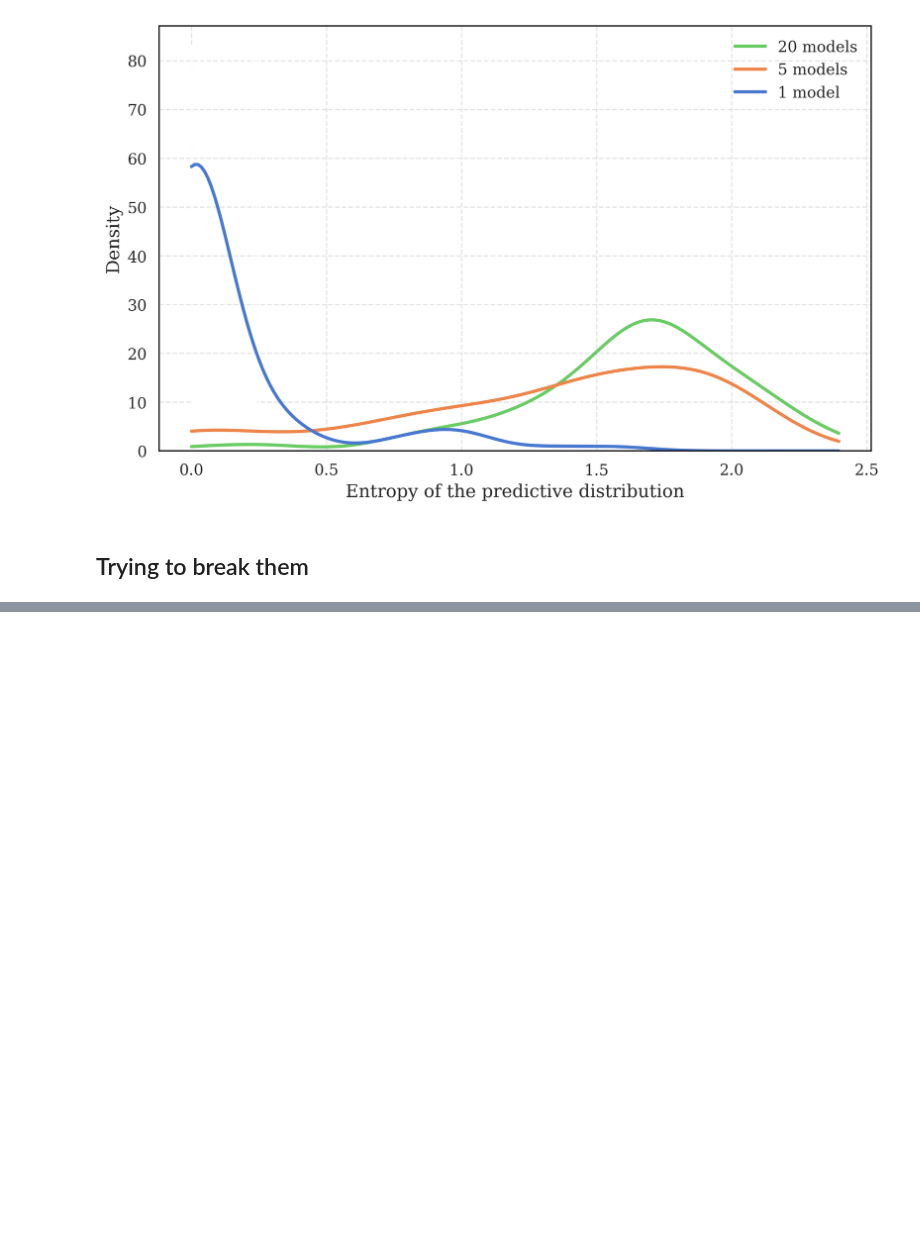
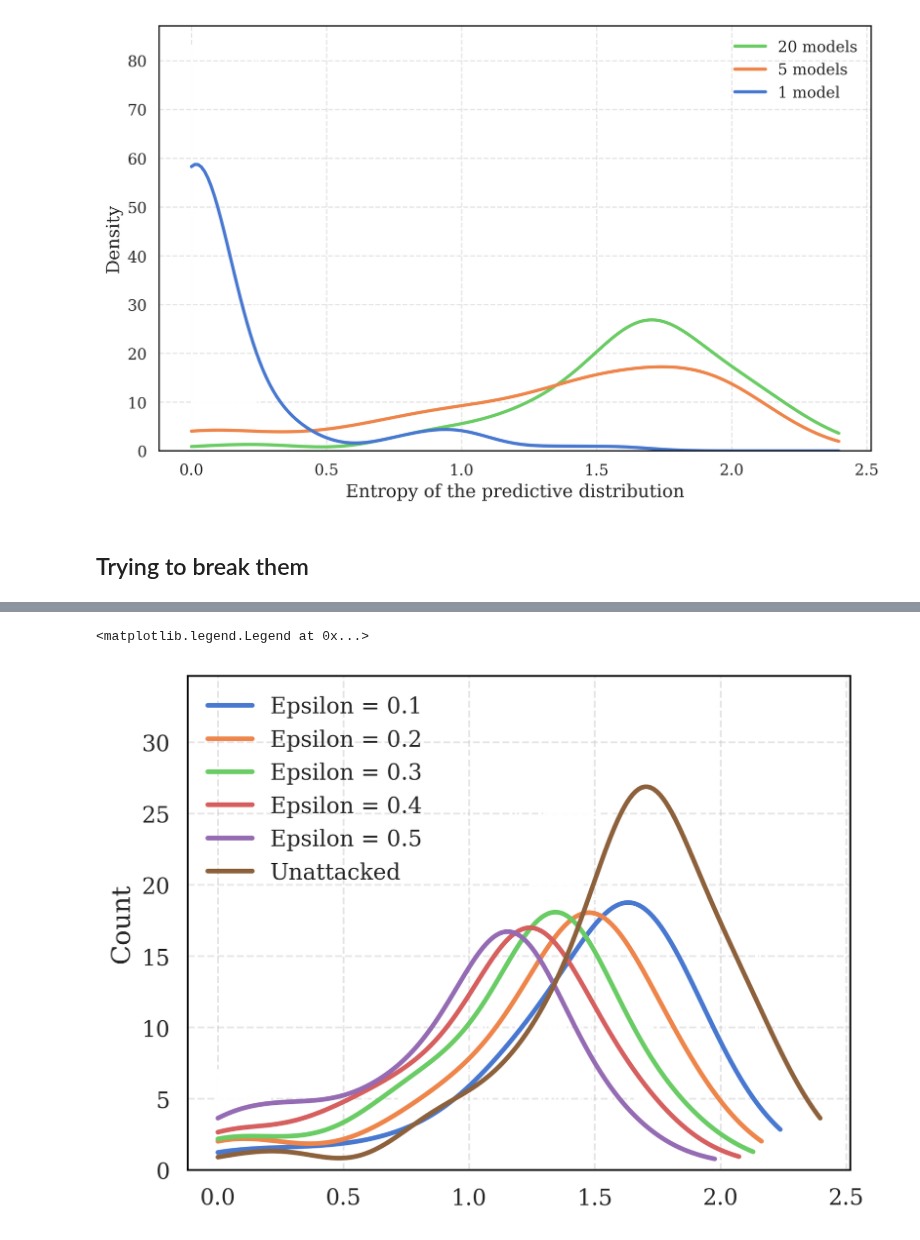
Before and after one commit to pablogarciarce/AdvReg, a Jupyter notebook: notebooks/test_point_de.ipynb, the cells around one changed output, grey strips where cells are left out. Saved outputs shown, nothing was run; the diff lists cells and outputs as text; code cells hidden in the pictures; blank space fills up the shorter version.

```diff
--- a/notebooks/test_point_de.ipynb
+++ b/notebooks/test_point_de.ipynb
@@ -246,0 +212,20 @@ sns.histplot(jnp.array(entropies), kde=True, bins=10, color='black', alpha=0.)
+# %%
+G = 0  # we want to lower the entropy of the predictive distribution
+
+epsilons = [0.1, 0.2, 0.3, 0.4, 0.5]
+for eps in epsilons:
+    entropies = Parallel(n_jobs=8)(delayed(process)(x, eps) for x in tqdm(X_notmnist[:80]))
+    sns.histplot(jnp.array(entropies), kde=True, bins=10, alpha=0.)
+
+unattacked_entropies = []
+for x in tqdm(X_notmnist[:100]):
+    x = jax.numpy.array(x.reshape(1, -1))
+    logits = model.sample_predictive_distribution(x, 20)
+    unattacked_entropies.append(entropy(x, logits))
+
+sns.histplot(jnp.array(unattacked_entropies), kde=True, bins=10, alpha=0.)
+legend = ['Epsilon = ' + str(eps) for eps in epsilons] + ['Unattacked']
+plt.legend(legend)
+# %% [output]
+<matplotlib.legend.Legend at 0x...>
+[figure, added]
```
Also changed, not shown: parts of 5 cells of this notebook, 6 other files.
